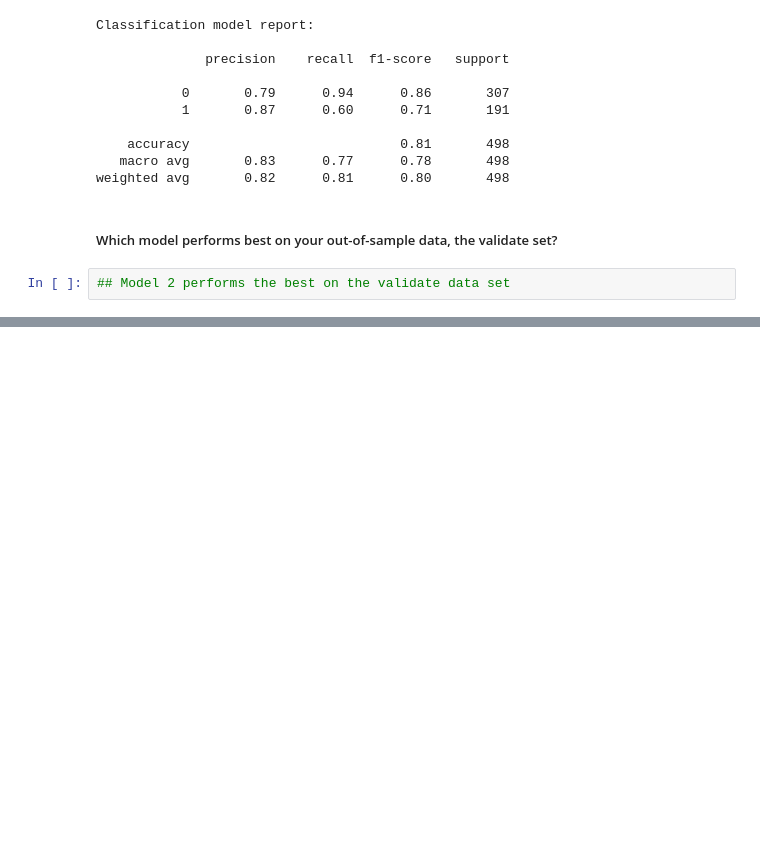
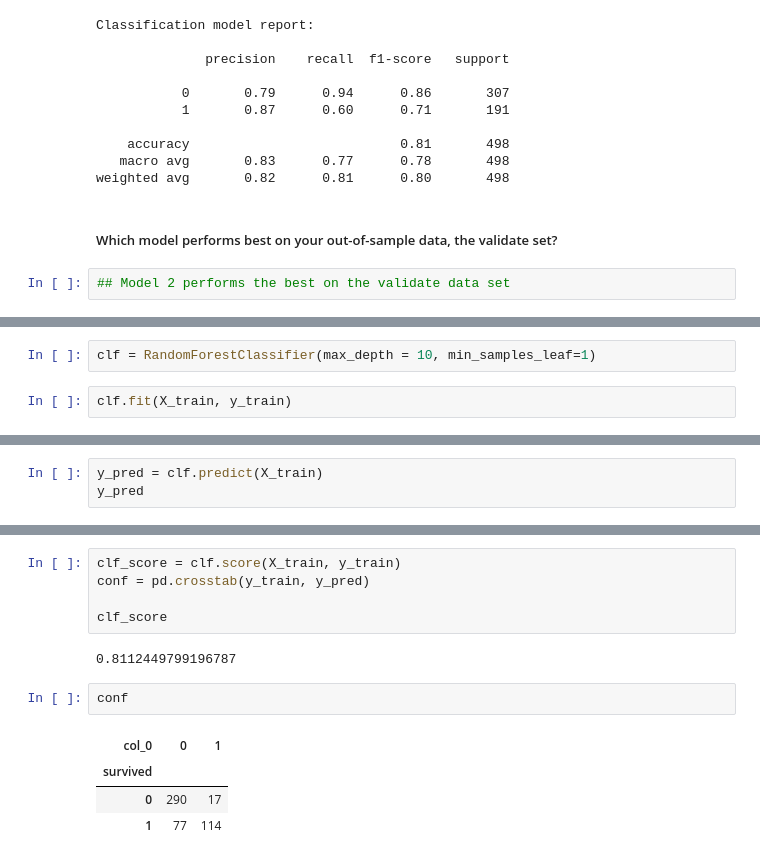
Before and after one commit to ForrestMccrosky/classification-exercises, a Jupyter notebook: model.ipynb, the cells around one changed output, grey strips where cells are left out. Cells and saved outputs as stored; diff of their text form; blank space fills up the shorter version.

```diff
--- a/model.ipynb
+++ b/model.ipynb
@@ -361,0 +369,4 @@ weighted avg       0.82      0.81      0.80       498
+# %%
+clf = RandomForestClassifier(max_depth = 10, min_samples_leaf=1)
+# %%
+clf.fit(X_train, y_train)
@@ -361,0 +375,3 @@ weighted avg       0.82      0.81      0.80       498
+# %%
+y_pred = clf.predict(X_train)
+y_pred
@@ -361,0 +415,14 @@ weighted avg       0.82      0.81      0.80       498
+# %%
+clf_score = clf.score(X_train, y_train)
+conf = pd.crosstab(y_train, y_pred)
+
+clf_score
+# %% [output]
+0.8112449799196787
+# %%
+conf
+# %% [output]
+| col_0 | 0 | 1 |
+| survived |  |  |
+| 0 | 290 | 17 |
+| 1 | 77 | 114 |
```
Also changed, not shown: parts of 9 cells of this notebook.
